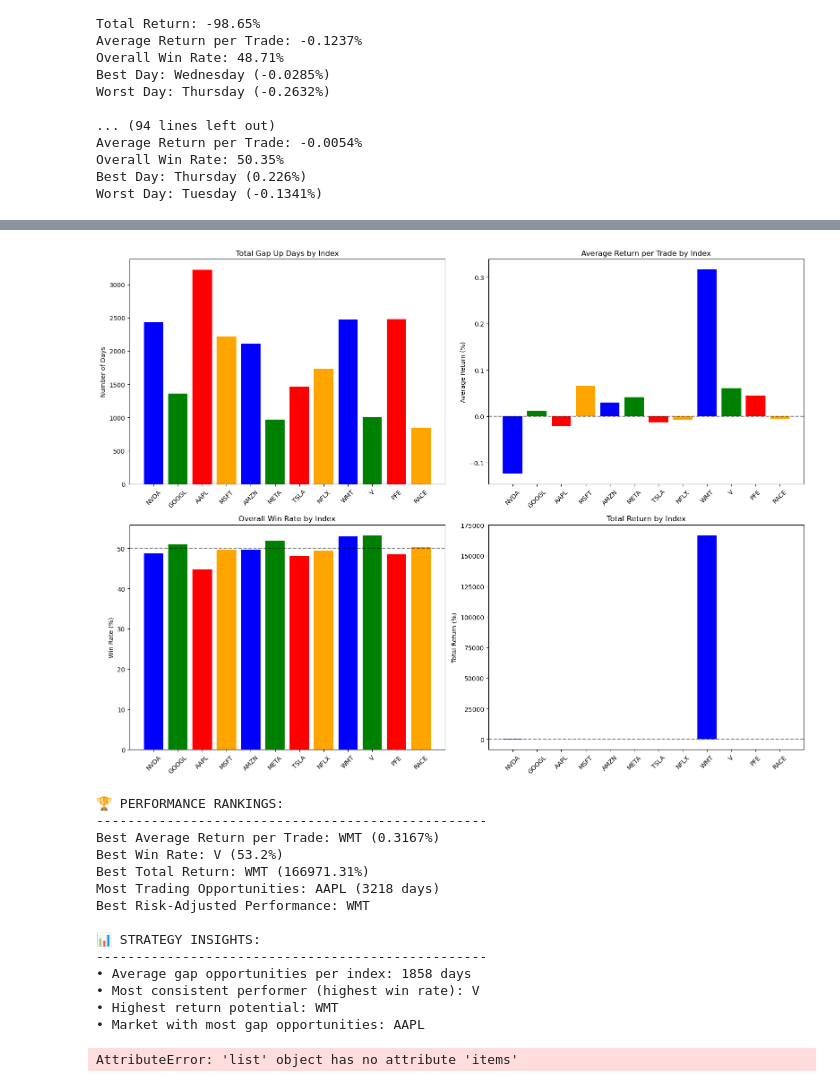
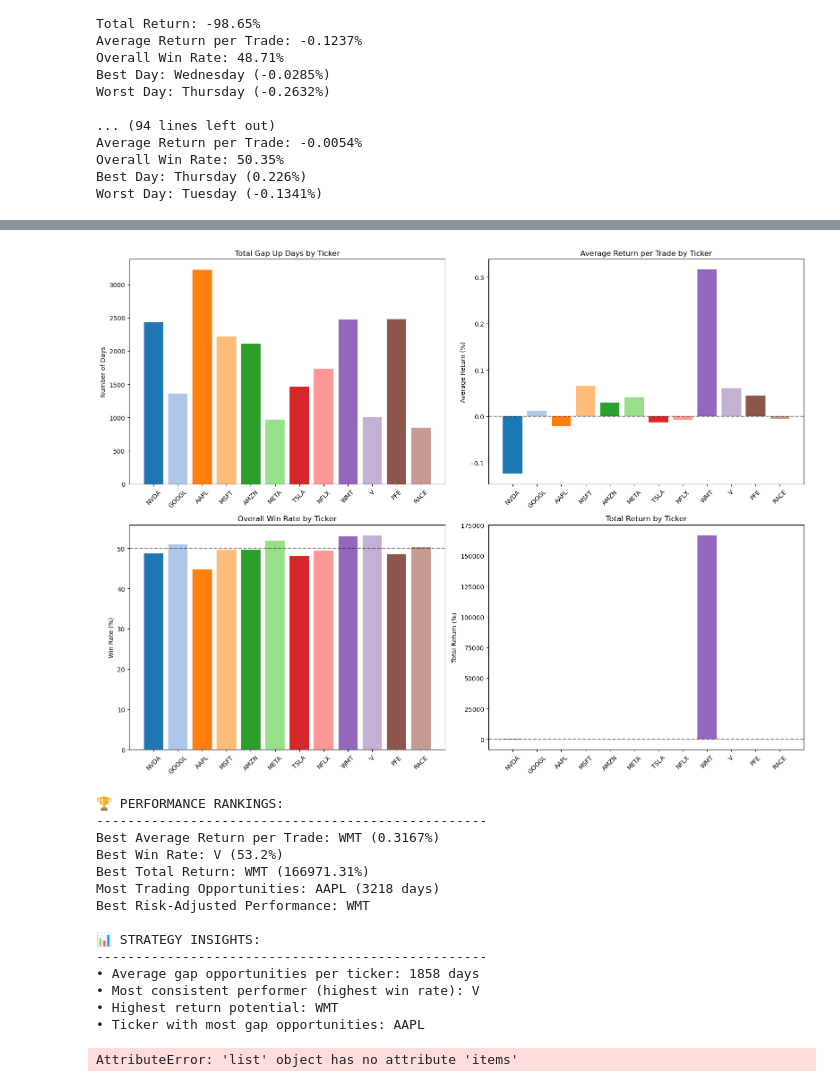
Before and after one commit to scimmione1/FromZeroToQuant-, a Jupyter notebook: 10_151+1 trading strategies/03_opening gap price and day of week.ipynb, the cells around one changed output, grey strips where cells are left out. Saved outputs shown, nothing was run; the diff lists cells and outputs as text; code cells hidden in the pictures.

```diff
--- a/10_151+1 trading strategies/03_opening gap price and day of week.ipynb
+++ b/10_151+1 trading strategies/03_opening gap price and day of week.ipynb
@@ -219,39 +219,46 @@ import matplotlib.pyplot as plt
 
 # Create comprehensive summary comparison
 summary_df = pd.DataFrame(all_summaries)
-summary_df = summary_df.set_index('Index')
+summary_df = summary_df.set_index('Ticker')  # Changed from 'Index' to 'Ticker'
 
 print("\n" + "=" * 100)
 print("COMPARATIVE SUMMARY - ALL TICKERS")
 print("=" * 100)
 print(summary_df)
 
-# Visualization comparing all tickers
-fig, axes = plt.subplots(2, 2, figsize=(16, 12))
+# Visualization comparing all tickers - dynamic number of subplots
+n_tickers = len(summary_df)
+n_cols = min(4, n_tickers)  # Max 4 columns
+n_rows = 2
+
+fig, axes = plt.subplots(n_rows, 2, figsize=(16, 12))
+
+# Generate colors dynamically
+colors = plt.cm.tab20(range(n_tickers))
 
 # 1. Total Gap Up Days comparison
-axes[0,0].bar(summary_df.index, summary_df['Total Gap Up Days'], color=['blue', 'green', 'red', 'orange'])
-axes[0,0].set_title('Total Gap Up Days by Index')
+axes[0,0].bar(summary_df.index, summary_df['Total Gap Up Days'], color=colors)
+axes[0,0].set_title('Total Gap Up Days by Ticker')
 axes[0,0].set_ylabel('Number of Days')
 axes[0,0].tick_params(axis='x', rotation=45)
 
 # 2. Average Return per Trade comparison
-axes[0,1].bar(summary_df.index, summary_df['Average Return per Trade (%)'], color=['blue', 'green', 'red', 'orange'])
-axes[0,1].set_title('Average Return per Trade by Index')
+axes[0,1].bar(summary_df.index, summary_df['Average Return per Trade (%)'], color=colors)
+axes[0,1].set_title('Average Return per Trade by Ticker')
 axes[0,1].set_ylabel('Average Return (%)')
 axes[0,1].tick_params(axis='x', rotation=45)
 axes[0,1].axhline(0, color='black', linestyle='--', alpha=0.5)
 
 # 3. Win Rate comparison
-axes[1,0].bar(summary_df.index, summary_df['Overall Win Rate (%)'], color=['blue', 'green', 'red', 'orange'])
-axes[1,0].set_title('Overall Win Rate by Index')
+axes[1,0].bar(summary_df.index, summary_df['Overall Win Rate (%)'], color=colors)
+axes[1,0].set_title('Overall Win Rate by Ticker')
 axes[1,0].set_ylabel('Win Rate (%)')
 axes[1,0].tick_params(axis='x', rotation=45)
 axes[1,0].axhline(50, color='black', linestyle='--', alpha=0.5, label='50% threshold')
 
 # 4. Total Return comparison
-axes[1,1].bar(summary_df.index, summary_df['Total Return (%)'], color=['blue', 'green', 'red', 'orange'])
-axes[1,1].set_title('Total Return by Index')
+axes[1,1].bar(summary_df.index, summary_df['Total Return (%)'], color=colors)
+axes[1,1].set_title('Total Return by Ticker')
 axes[1,1].set_ylabel('Total Return (%)')
 axes[1,1].tick_params(axis='x', rotation=45)
 axes[1,1].axhline(0, color='black', linestyle='--', alpha=0.5)
@@ -259,7 +266,7 @@ axes[1,1].axhline(0, color='black', linestyle='--', alpha=0.5)
 plt.tight_layout()
 plt.show()
 
-# Best performing index analysis
+# Best performing ticker analysis
 best_avg_return = summary_df['Average Return per Trade (%)'].idxmax()
 best_win_rate = summary_df['Overall Win Rate (%)'].idxmax()
 best_total_return = summary_df['Total Return (%)'].idxmax()
@@ -279,10 +286,10 @@ print(f"Best Risk-Adjusted Performance: {best_risk_adj}")
 
 print(f"\n📊 STRATEGY INSIGHTS:")
 print("-" * 50)
-print(f"• Average gap opportunities per index: {summary_df['Total Gap Up Days'].mean():.0f} days")
+print(f"• Average gap opportunities per ticker: {summary_df['Total Gap Up Days'].mean():.0f} days")
 print(f"• Most consistent performer (highest win rate): {best_win_rate}")
 print(f"• Highest return potential: {best_avg_return}")
-print(f"• Market with most gap opportunities: {most_opportunities}")
+print(f"• Ticker with most gap opportunities: {most_opportunities}")
 # %% [output]
 ====================================================================================================
 COMPARATIVE SUMMARY - ALL TICKERS
@@ -304,4 +311,4 @@ RACE                 Tuesday               -0.1341
-[figure, old version]
+[figure, new version]
 🏆 PERFORMANCE RANKINGS:
 --------------------------------------------------
 Best Average Return per Trade: WMT (0.3167%)
@@ -312,10 +319,10 @@ Best Risk-Adjusted Performance: WMT
 
 📊 STRATEGY INSIGHTS:
 --------------------------------------------------
-• Average gap opportunities per index: 1858 days
+• Average gap opportunities per ticker: 1858 days
 • Most consistent performer (highest win rate): V
 • Highest return potential: WMT
-• Market with most gap opportunities: AAPL
+• Ticker with most gap opportunities: AAPL
 # %%
 # Plot average returns by day of week for all tickers
 fig, axes = plt.subplots(2, 2, figsize=(16, 12))
```
Also changed, not shown: parts of 1 cell of this notebook.
